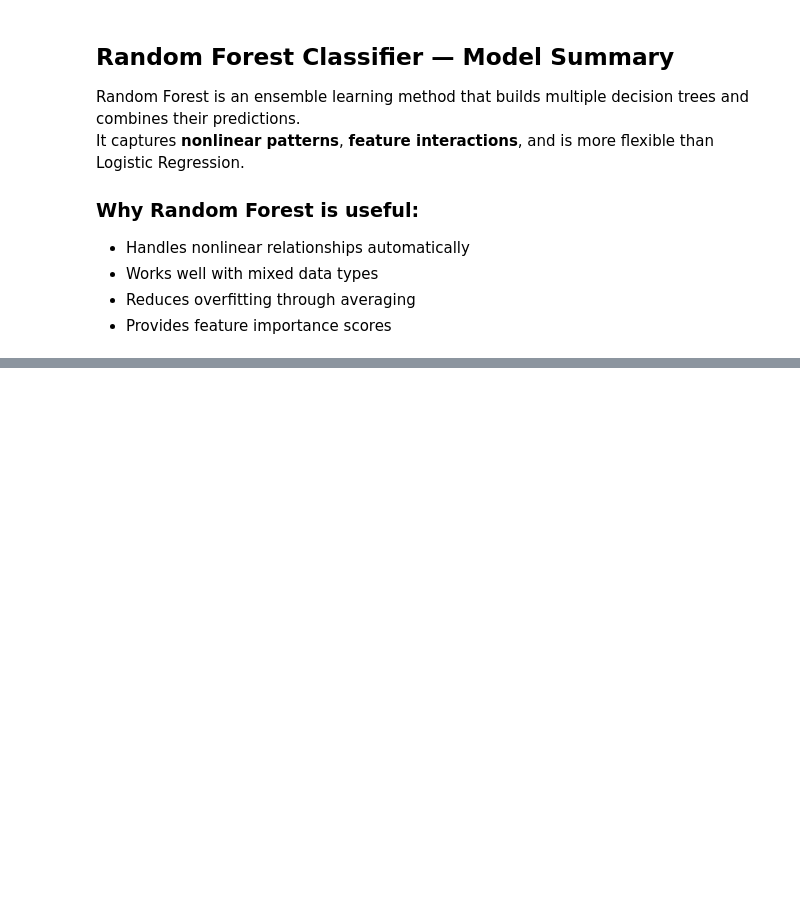
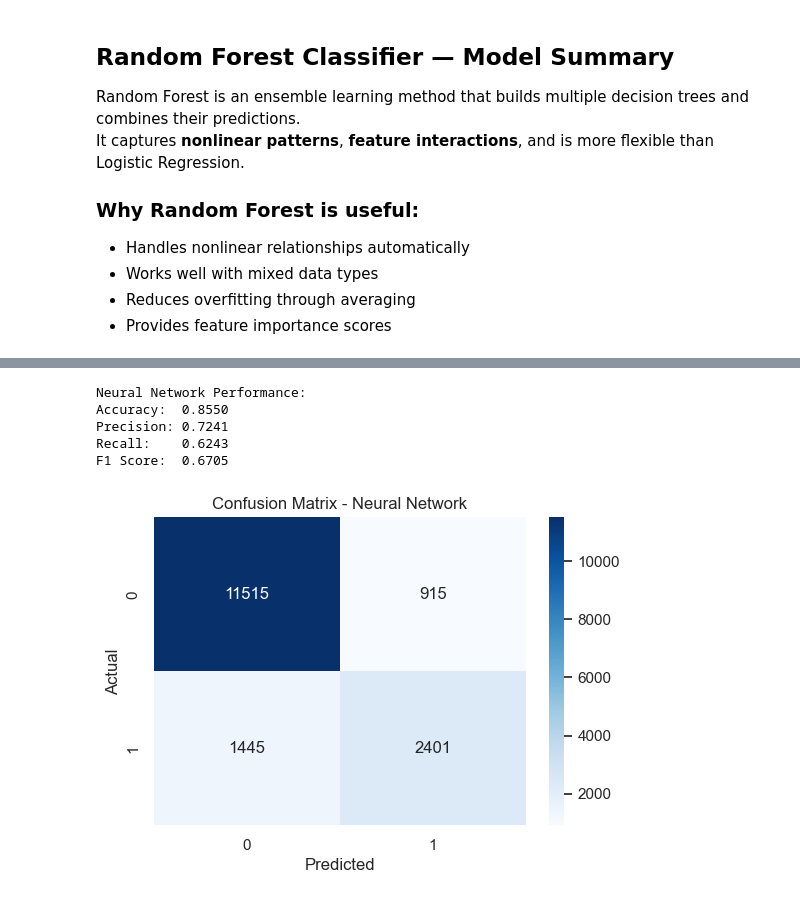
Before and after one commit to krishnananavaty/ML-Team5-Project, a Jupyter notebook: Task10_Model_Buidling_Krishna.ipynb, the cells around one changed output, grey strips where cells are left out. Cells and saved outputs as stored; diff of their text form; code cells hidden in the pictures; blank space fills up the shorter version.

Commit message:
New File with NN model included
Feature engineering and ML model

```diff
--- a/Task10_Model_Buidling_Krishna.ipynb
+++ b/Task10_Model_Buidling_Krishna.ipynb
@@ -1777,0 +1820,8 @@ print("\nClassification Report:\n", classification_report(y_test, y_pred))
+# %%
+history = model.fit(
+    X_train_ready, y_train,
+    validation_split=0.2,
+    epochs=20,
+    batch_size=32,
+    verbose=1
+)
@@ -1777,0 +1846,3 @@ print("\nClassification Report:\n", classification_report(y_test, y_pred))
+# %%
+y_pred_prob = model.predict(X_test_ready)
+y_pred = (y_pred_prob > 0.5).astype(int)
@@ -1777,0 +1851,34 @@ print("\nClassification Report:\n", classification_report(y_test, y_pred))
+# %%
+from sklearn.metrics import accuracy_score, precision_score, recall_score, f1_score
+
+accuracy  = accuracy_score(y_test, y_pred)
+precision = precision_score(y_test, y_pred)
+recall    = recall_score(y_test, y_pred)
+f1        = f1_score(y_test, y_pred)
+
+print("Neural Network Performance:")
+print(f"Accuracy:  {accuracy:.4f}")
+print(f"Precision: {precision:.4f}")
+print(f"Recall:    {recall:.4f}")
+print(f"F1 Score:  {f1:.4f}")
+# %% [output]
+Neural Network Performance:
+Accuracy:  0.8550
+Precision: 0.7241
+Recall:    0.6243
+F1 Score:  0.6705
+# %%
+from sklearn.metrics import confusion_matrix
+import seaborn as sns
+import matplotlib.pyplot as plt
+
+cm = confusion_matrix(y_test, y_pred)
+
+plt.figure(figsize=(6,4))
+sns.heatmap(cm, annot=True, fmt='d', cmap='Blues')
+plt.title("Confusion Matrix - Neural Network")
+plt.xlabel("Predicted")
+plt.ylabel("Actual")
+plt.show()
+# %% [output]
+[figure, added]
```
Also changed, not shown: parts of 24 cells of this notebook.
